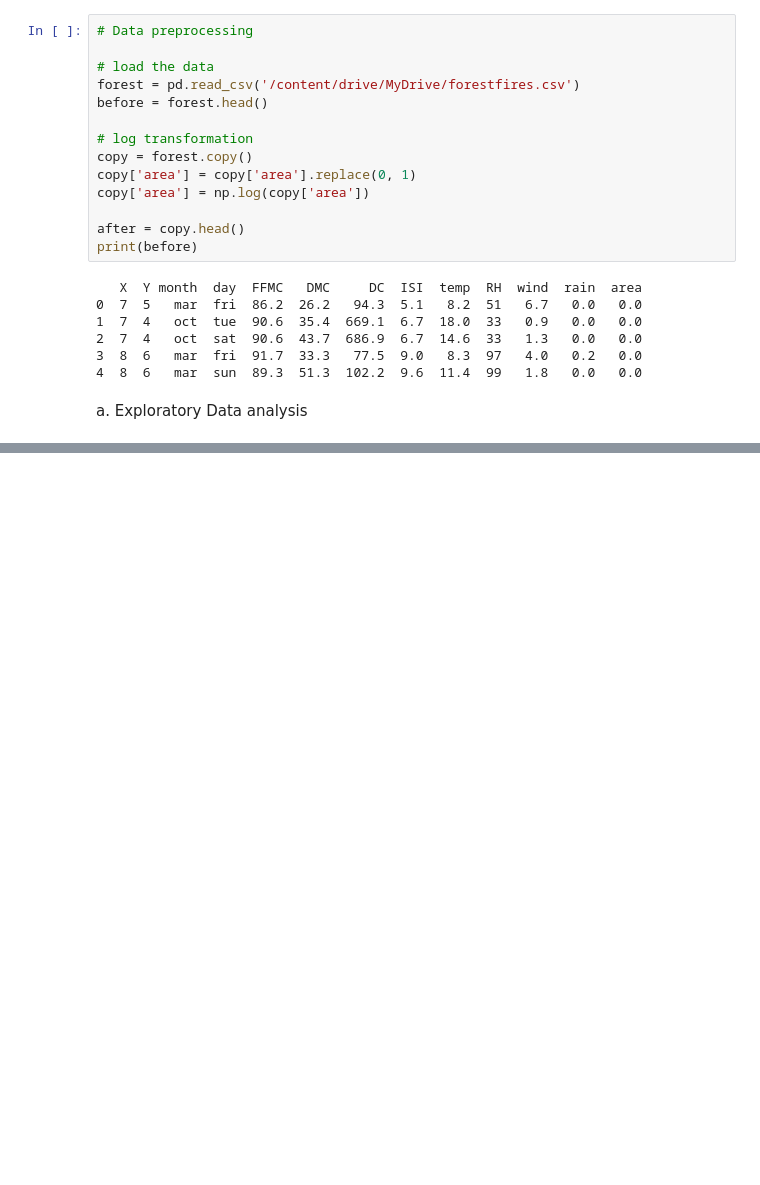
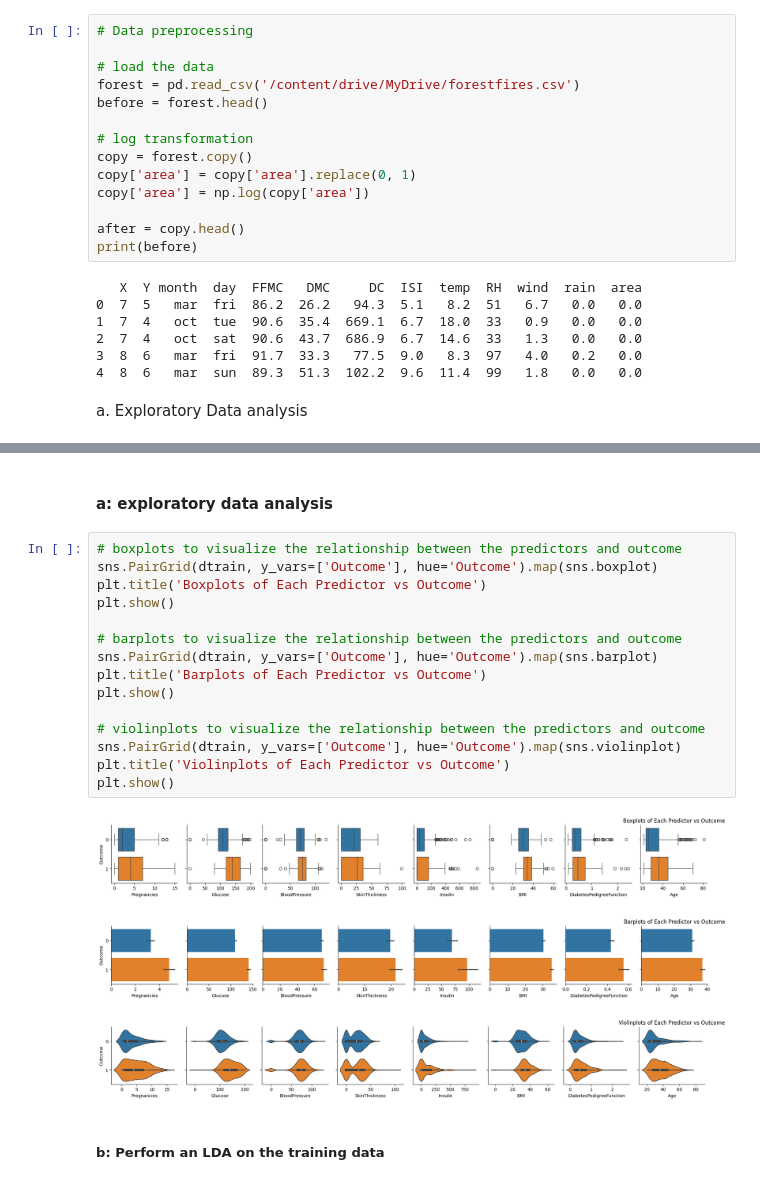
Before and after one commit to bridgetmanu/QDA_LDA_KNN, a Jupyter notebook: Mini_Project_2.ipynb, the cells around one changed output, grey strips where cells are left out. Cells and saved outputs as stored; diff of their text form; blank space fills up the shorter version.

```diff
--- a/Mini_Project_2.ipynb
+++ b/Mini_Project_2.ipynb
@@ -132,0 +162,23 @@ admin.head()
+# %% [markdown]
+#### a: exploratory data analysis
+# %%
+# boxplots to visualize the relationship between the predictors and outcome
+sns.PairGrid(dtrain, y_vars=['Outcome'], hue='Outcome').map(sns.boxplot)
+plt.title('Boxplots of Each Predictor vs Outcome')
+plt.show()
+
+# barplots to visualize the relationship between the predictors and outcome
+sns.PairGrid(dtrain, y_vars=['Outcome'], hue='Outcome').map(sns.barplot)
+plt.title('Barplots of Each Predictor vs Outcome')
+plt.show()
+
+# violinplots to visualize the relationship between the predictors and outcome
+sns.PairGrid(dtrain, y_vars=['Outcome'], hue='Outcome').map(sns.violinplot)
+plt.title('Violinplots of Each Predictor vs Outcome')
+plt.show()
+# %% [output]
+[figure, added]
+[figure, added]
+[figure, added]
+# %% [markdown]
+##### b: Perform an LDA on the training data
```
Also changed, not shown: parts of 28 cells of this notebook.
